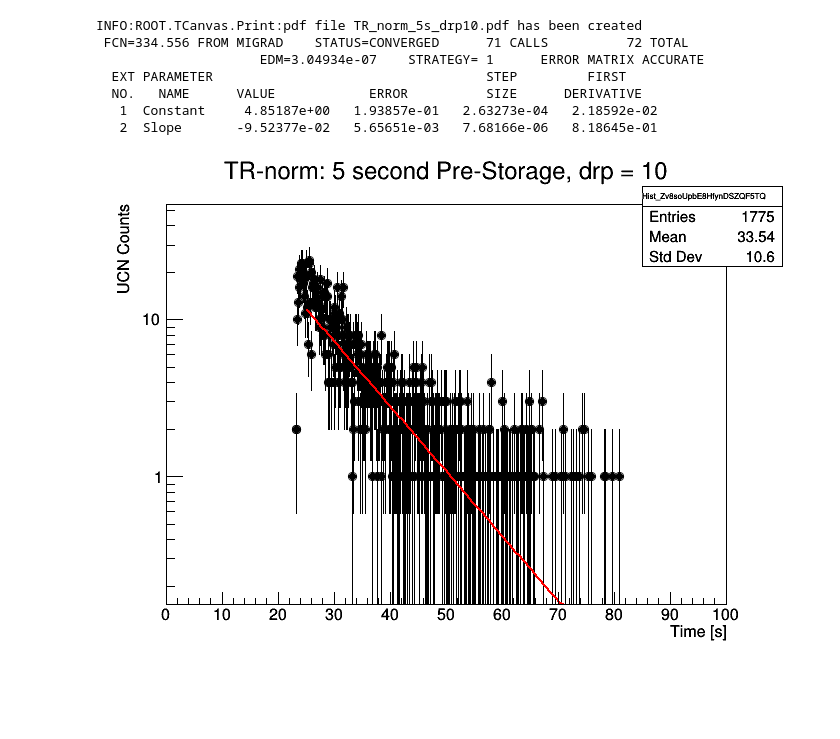
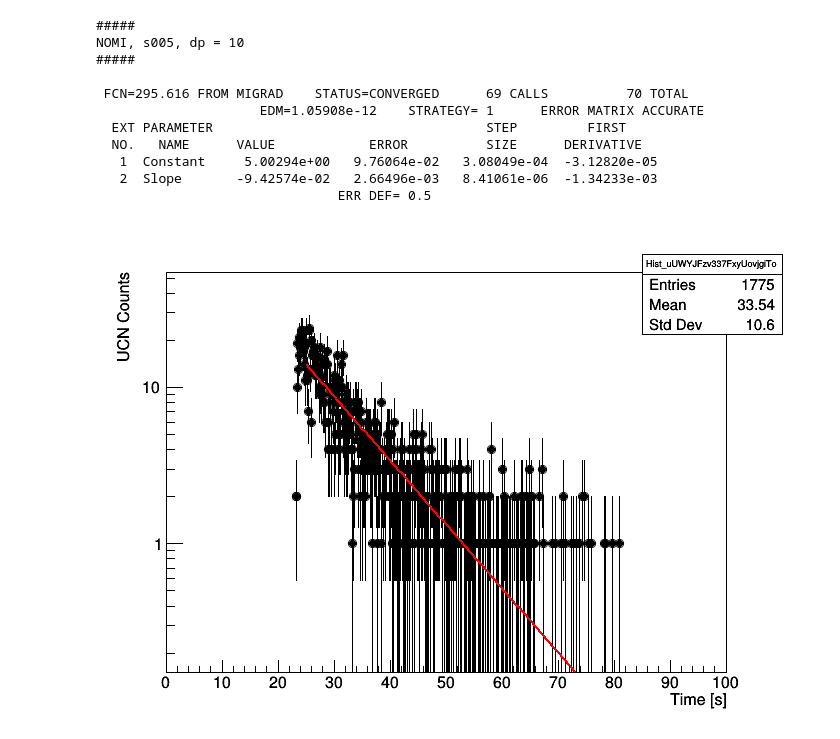
Before and after one commit to jonahberean/psi_transmission, a Jupyter notebook: notebooks_scripts/PENTrack_simulations.ipynb, the cells around one changed output. Drawn from its saved outputs; the diff is of its cells as text; code cells hidden in the pictures; blank space fills up the shorter version.

```diff
--- a/notebooks_scripts/PENTrack_simulations.ipynb
+++ b/notebooks_scripts/PENTrack_simulations.ipynb
@@ -29,0 +221,2 @@ The new directory structure. There should be a sim_data directory that contains
+# %%
+canvas, slope = sim_tau('NOMI', 's005', 10)
@@ -29,0 +240,17 @@ The new directory structure. There should be a sim_data directory that contains
+# %%
+canvas_dict = {}
+sim_p1_dict = {}
+
+for config in ['NOMI']:
+
+    for run_type in ['s005']:
+#     for run_type in ['s005', 's020', 's100']:
+
+        for diffuse_probability in [10]:
+#         for diffuse_probability in [1, 10]:
+
+            canvas, slope = sim_tau(config, run_type, diffuse_probability)
+
+            canvas_dict[config, run_type, str(diffuse_probability)] = canvas
+
+            sim_p1_dict[config,run_type,str(diffuse_probability)] = slope
@@ -30,46 +326,56 @@ The new directory structure. There should be a sim_data directory that contains
 # %%
-f = root_open('../data_sim/NOMI_005s_dp10.root')
-# end is a TNtupleD object, which is a type of TTree
+f = root_open('../data_sim/' + 'NOMI' + '_' + 's005' +
+              '_dp' + str(diffuse_probability).zfill(2) + '.root')
+
+# print data information
+print('#####')
+print(config + ', ' + run_type + ', dp = {}'.format(diffuse_probability))
+print('#####\n')
+# get the neutronend tree
 end = f.Get('neutronend')
-# from ROOT import gStyle
-# gStyle.SetPalette(51);
+
 # using rootpy to define the histogram
 h1 = Hist(4000, 0, 400)
-# TH1F h("h", "h", 64, -10, 10);
-# a = end.GetEntry(22)
-# for i in range(0, end.GetEntries()):
-#     entry = end.GetEnry(i)
-#     print(entry)
-#    auto xyzt = myntuple->GetArgs(); // Get a row
-#    if (xyzt[2] > 0) h.Fill(xyzt[0] * xyzt[1]);
+
+# a canvas for plotting
 canvas = Canvas(width=700, height=500)
-# c = ROOT.TCanvas("myCanvasName","The Canvas Title",800,600)
+
+# fill a histogram with only the neutrons ending in the detector
 for evt in f.neutronend:
    if evt.solidend == 200: h1.Fill(evt.tend)
 
-# h1.GetYaxis().SetRangeUser(0, 50)
+# set the axis ranges for viewability
+#     h1.GetYaxis().SetRangeUser(0, 50)
 h1.GetXaxis().SetRangeUser(0, 100)
-# h1.SetMarkerColorAlpha(kBlue)
-# h1.SetMarkerStyle(22)
+
+# logarithmic y scale
+canvas.SetLogy()
+
+# draw histogram to the canvas
 h1.Draw("hist")
 canvas.Draw()
-canvas.SetLogy()
 
 # fitting
 f1 = ROOT.TF1("m1","expo",25,80)
 f1.SetParameters(7,-0.2)
-fit = h1.Fit(f1, 'SR')
-h1.SetTitle('TR-norm: 5 second Pre-Storage, drp = 10')
+fit = h1.Fit(f1, 'SRL')
+
+# get the slope, or inverse tau, parameter
+slope = 1
+
 h1.GetXaxis().SetTitle('Time [s]')
 h1.GetYaxis().SetTitle('UCN Counts')
 h1.Draw()
-canvas.Print('TR_norm_5s_drp10.pdf')
 # %% [output]
-INFO:ROOT.TCanvas.Print:pdf file TR_norm_5s_drp10.pdf has been created
- FCN=334.556 FROM MIGRAD    STATUS=CONVERGED      71 CALLS          72 TOTAL
-                     EDM=3.04934e-07    STRATEGY= 1      ERROR MATRIX ACCURATE
+#####
+NOMI, s005, dp = 10
+#####
+
+ FCN=295.616 FROM MIGRAD    STATUS=CONVERGED      69 CALLS          70 TOTAL
+                     EDM=1.05908e-12    STRATEGY= 1      ERROR MATRIX ACCURATE
   EXT PARAMETER                                   STEP         FIRST
   NO.   NAME      VALUE            ERROR          SIZE      DERIVATIVE
-   1  Constant     4.85187e+00   1.93857e-01   2.63273e-04   2.18592e-02
-   2  Slope       -9.52377e-02   5.65651e-03   7.68166e-06   8.18645e-01
+   1  Constant     5.00294e+00   9.76064e-02   3.08049e-04  -3.12820e-05
+   2  Slope       -9.42574e-02   2.66496e-03   8.41061e-06  -1.34233e-03
+                               ERR DEF= 0.5
-[figure, old version]
+[figure, new version]
```
Also changed, not shown: parts of 16 cells of this notebook, 4 other files.
